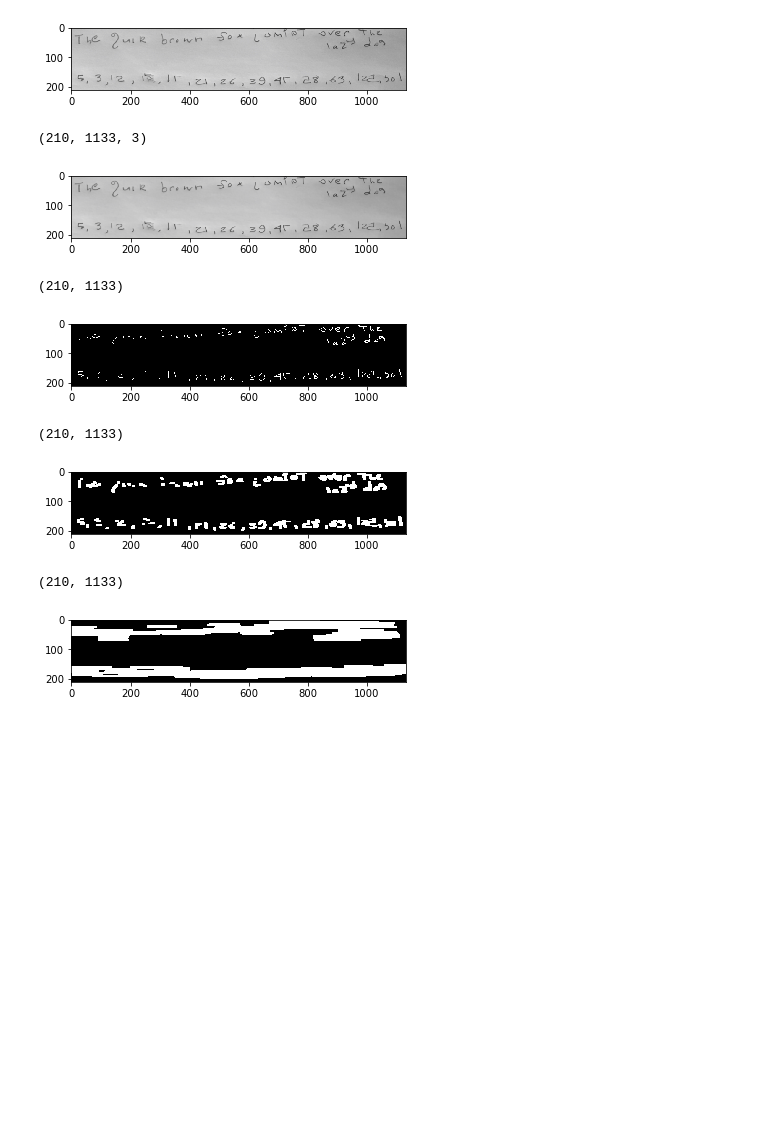
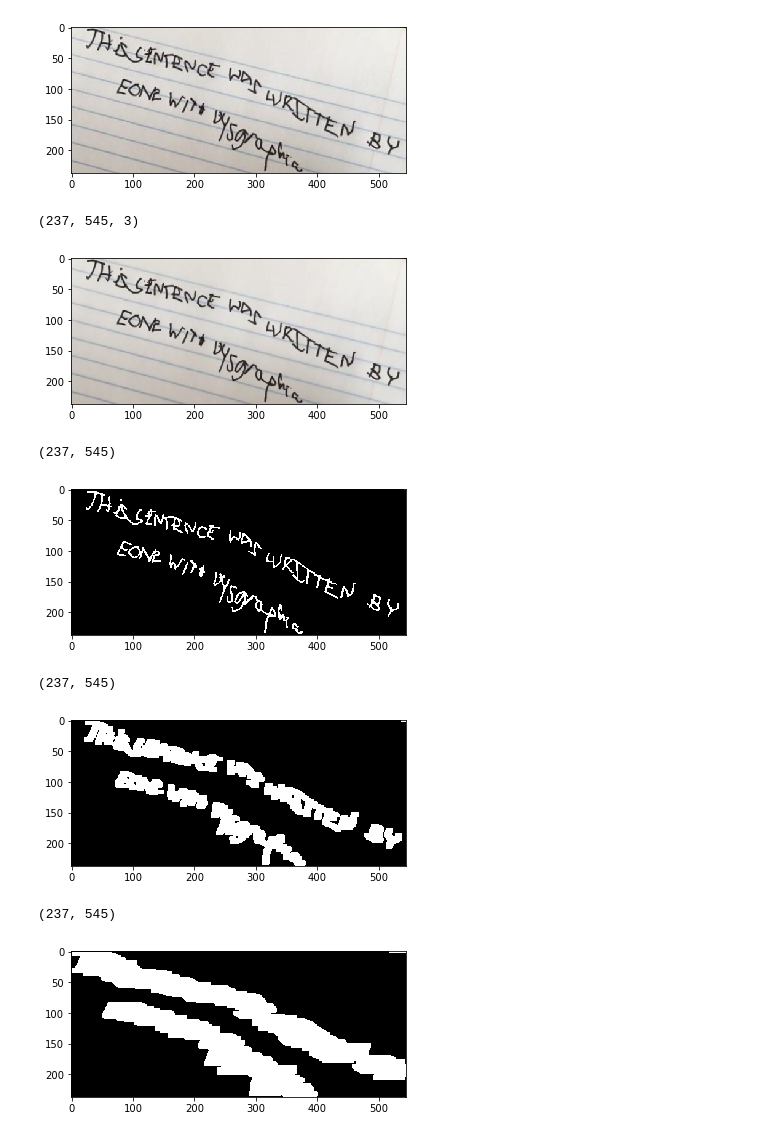
Before and after one commit to Sanatan-Shrivastava/Detect-Dysgraphia, a Jupyter notebook: 1baseline.ipynb, the cells around one changed output. Cells and saved outputs as stored; diff of their text form; code cells hidden in the pictures; blank space fills up the shorter version.

```diff
--- a/1baseline.ipynb
+++ b/1baseline.ipynb
@@ -30,11 +33,11 @@ def dilate(image, kernalSize):
     image = cv2.dilate(image, kernel, iterations=1)
     return image
 # %%
-image = cv2.imread('images/dys_n.PNG')
+image = cv2.imread('images/5.jpeg')
 # cv2.imshow('image',image)
 myImPrt(image)
 # %% [output]
-[figure, old version]
+[figure, new version]
 # %%
 # def straighten(image):
 
@@ -50,8 +53,8 @@ myImPrt(filtered)
 #     cv2.imshow('filtered',filtered)
 filtered.shape
 # %% [output]
-(210, 1133, 3)
+(237, 545, 3)
-[figure, old version]
+[figure, new version]
 # %%
 thresh = threshold(filtered, 127)
 
@@ -61,23 +64,23 @@ thresh = threshold(filtered, 127)
 myBWImPrt(thresh)
 thresh.shape
 # %% [output]
-(210, 1133)
+(237, 545)
-[figure, old version]
+[figure, new version]
 # %%
 # ref   https://opencv-python-tutroals.readthedocs.io/en/latest/py_tutorials/py_imgproc/py_morphological_ops/py_morphological_ops.html
 dilated = dilate(thresh, (5, 10))
 myBWImPrt(dilated)
 dilated.shape
 # %% [output]
-(210, 1133)
+(237, 545)
-[figure, old version]
+[figure, new version]
 # %%
-dilated = dilate(thresh, (5, 100))
+dilated = dilate(thresh, (5, 50))
 myBWImPrt(dilated)
 dilated.shape
 # %% [output]
-(210, 1133)
+(237, 545)
-[figure, old version]
+[figure, new version]
 # %%
 # contours ref https://docs.opencv.org/3.4/d4/d73/tutorial_py_contours_begin.html
 im_tmp = image.copy()
```
Also changed, not shown: parts of 10 cells of this notebook, 56 other files.
